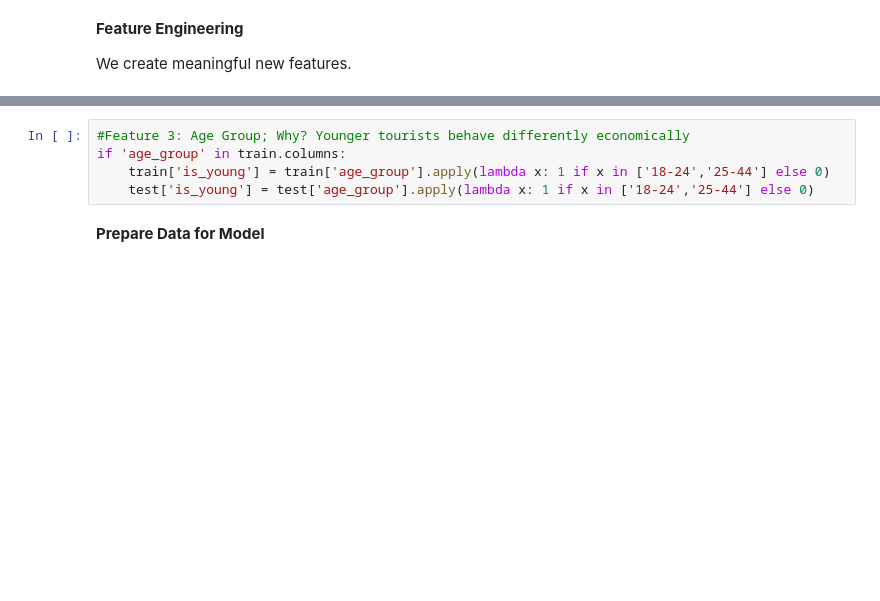
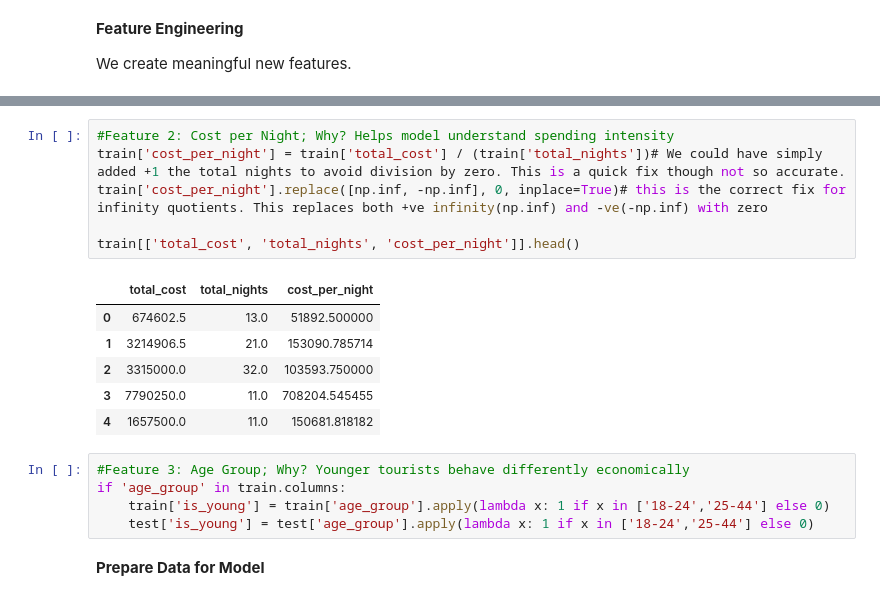
Before and after one commit to MageroOduor/ML, a Jupyter notebook: Copy_of_Tanzania_Tourism_Prediction.ipynb, the cells around one changed output, grey strips where cells are left out. Drawn from its saved outputs; the diff is of its cells as text; blank space fills up the shorter version.

```diff
--- a/Copy_of_Tanzania_Tourism_Prediction.ipynb
+++ b/Copy_of_Tanzania_Tourism_Prediction.ipynb
@@ -290,3 +328,16 @@ train['cost_per_night'] = train['total_cost'] / (train['total_nights'] + 1)
+# %%
+#Feature 2: Cost per Night; Why? Helps model understand spending intensity
+train['cost_per_night'] = train['total_cost'] / (train['total_nights'])# We could have simply added +1 the total nights to avoid division by zero. This is a quick fix though not so accurate.
+train['cost_per_night'].replace([np.inf, -np.inf], 0, inplace=True)# this is the correct fix for infinity quotients. This replaces both +ve infinity(np.inf) and -ve(-np.inf) with zero
+
+train[['total_cost', 'total_nights', 'cost_per_night']].head()
+# %% [output]
+|  | total_cost | total_nights | cost_per_night |
+| 0 | 674602.5 | 13.0 | 51892.500000 |
+| 1 | 3214906.5 | 21.0 | 153090.785714 |
+| 2 | 3315000.0 | 32.0 | 103593.750000 |
+| 3 | 7790250.0 | 11.0 | 708204.545455 |
+| 4 | 1657500.0 | 11.0 | 150681.818182 |
 # %%
 #Feature 3: Age Group; Why? Younger tourists behave differently economically
 if 'age_group' in train.columns:
```
Also changed, not shown: parts of 7 cells of this notebook.
